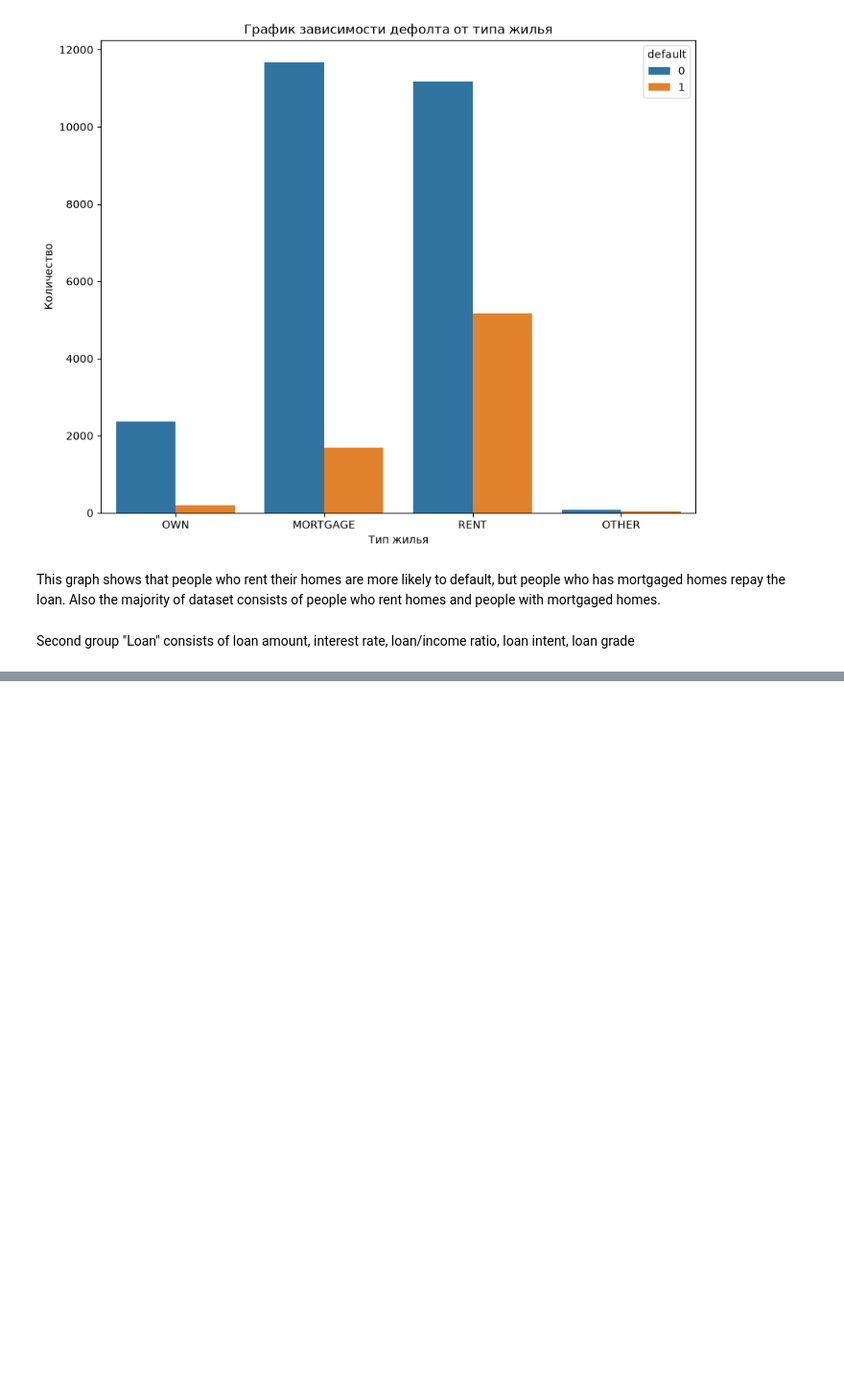
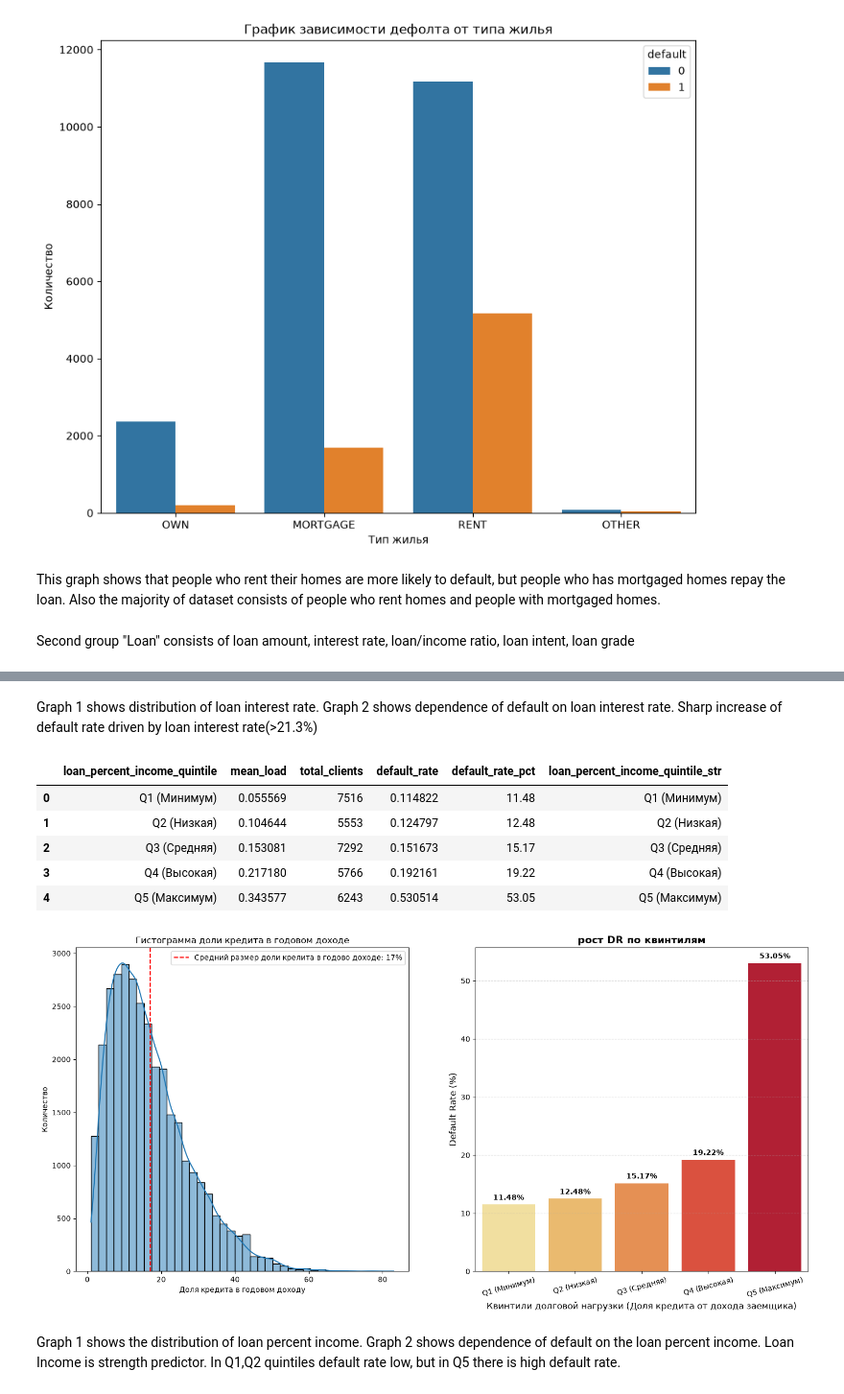
Before and after one commit to IfromHe11/Credit-Risk-Analytics-Loan-Approval-Optimization, a Jupyter notebook: Notebook_EDA.ipynb, the cells around one changed output, grey strips where cells are left out. Shown at 96% size. Cells and saved outputs as stored; diff of their text form; code cells hidden in the pictures; blank space fills up the shorter version.

```diff
--- a/Notebook_EDA.ipynb
+++ b/Notebook_EDA.ipynb
@@ -376,0 +426,74 @@ plt.show()
+# %% [markdown]
+Graph 1 shows distribution of loan interest rate.
+Graph 2 shows dependence of default on loan interest rate. Sharp increase of default rate driven by loan interest rate(>21.3%)
+# %%
+#3 loan percent income
+
+df['loan_percent_income'].describe()
+
+fig,axes = plt.subplots(1,2, figsize=(18,8))
+
+sns.histplot(
+    data=df['loan_percent_income']*100,
+    ax=axes[0],
+    bins=40,
+    kde = True
+)
+
+axes[0].set_xlabel("Доля кредита в годовом доходу")
+axes[0].set_ylabel("Количество")
+axes[0].set_title("Гистограмма доли кредита в годовом доходе")
+axes[0].axvline(df['loan_percent_income'].mean()*100,color ='red', linestyle ='--', label=f"Средний размер доли крелита в годово доходе: {df['loan_percent_income'].mean()*100:.0f}%")
+axes[0].legend()
+
+quintile_labels=['Q1 (Минимум)', 'Q2 (Низкая)', 'Q3 (Средняя)', 'Q4 (Высокая)', 'Q5 (Максимум)']
+
+df['loan_percent_income_quintile']=pd.qcut(df['loan_percent_income'], q=5, labels=quintile_labels)
+
+loan_percent_income_analysis=df.groupby('loan_percent_income_quintile').agg(
+    mean_load =('loan_percent_income', 'mean'),
+    total_clients =('default', 'count'),
+    default_rate=('default', 'mean')
+).reset_index()
+
+loan_percent_income_analysis['default_rate_pct']=(loan_percent_income_analysis['default_rate']*100).round(2)
+loan_percent_income_analysis['loan_percent_income_quintile_str']=loan_percent_income_analysis['loan_percent_income_quintile'].astype(str)
+
+display(loan_percent_income_analysis)
+
+sns.barplot(
+    data=loan_percent_income_analysis,
+    x='loan_percent_income_quintile_str',
+    y='default_rate_pct',
+    palette='YlOrRd',
+    ax=axes[1]
+)
+
+for index,row in loan_percent_income_analysis.iterrows():
+    axes[1].text(
+        index,
+        row.default_rate_pct+0.5,
+        s=f"{row.default_rate_pct:.2f}%",
+        color = 'black',
+        ha='center',
+        va='bottom',
+        weight = 'bold'
+    )
+
+axes[1].set_title('Рост DR по квинтилям', fontsize=14, weight='bold')
+axes[1].set_xlabel('Квинтили долговой нагрузки (Доля кредита от дохода заемщика)', fontsize=12)
+axes[1].set_ylabel('Default Rate (%)', fontsize=12)
+axes[1].tick_params(axis='x',rotation=15)
+axes[1].grid(axis='y', linestyle='--', alpha=0.5)
+# %% [output]
+|  | loan_percent_income_quintile | mean_load | total_clients | default_rate | default_rate_pct | loan_percent_income_quintile_str |
+| 0 | Q1 (Минимум) | 0.055569 | 7516 | 0.114822 | 11.48 | Q1 (Минимум) |
+| 1 | Q2 (Низкая) | 0.104644 | 5553 | 0.124797 | 12.48 | Q2 (Низкая) |
+| 2 | Q3 (Средняя) | 0.153081 | 7292 | 0.151673 | 15.17 | Q3 (Средняя) |
+| 3 | Q4 (Высокая) | 0.217180 | 5766 | 0.192161 | 19.22 | Q4 (Высокая) |
+| 4 | Q5 (Максимум) | 0.343577 | 6243 | 0.530514 | 53.05 | Q5 (Максимум) |
+[figure, added]
+# %% [markdown]
+Graph 1 shows the distribution of loan percent income.
+Graph 2 shows dependence of default on the loan percent income.
+Loan Income is strength predictor. In Q1,Q2 quintiles default rate low, but in Q5 there is high default rate.
```
Also changed, not shown: parts of 6 cells of this notebook.
